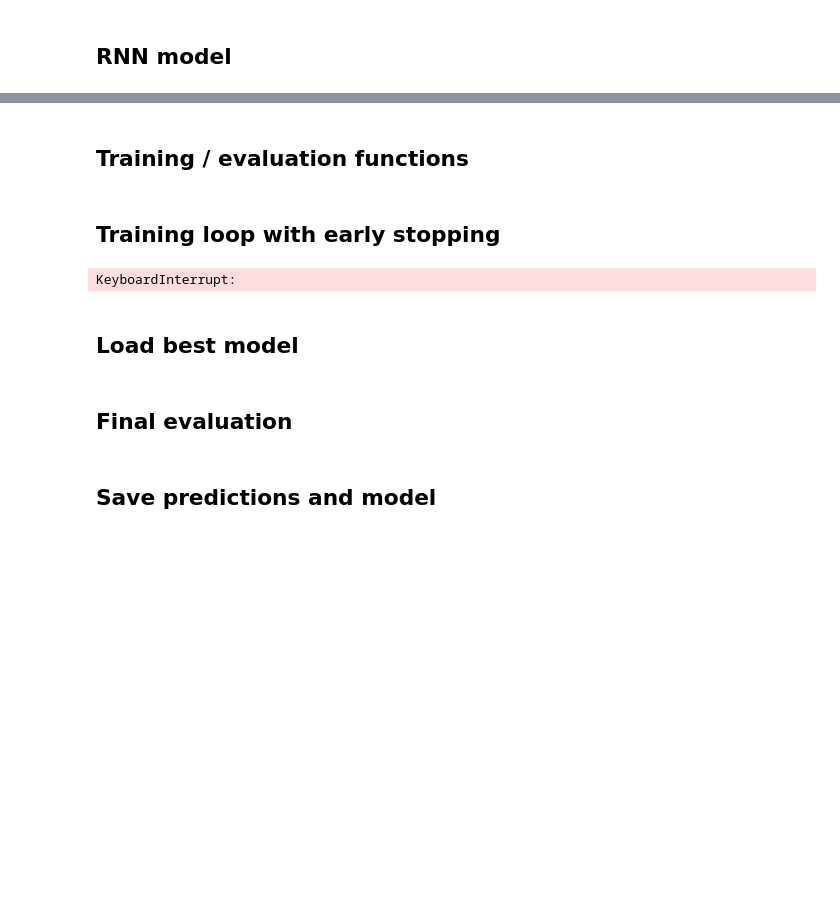
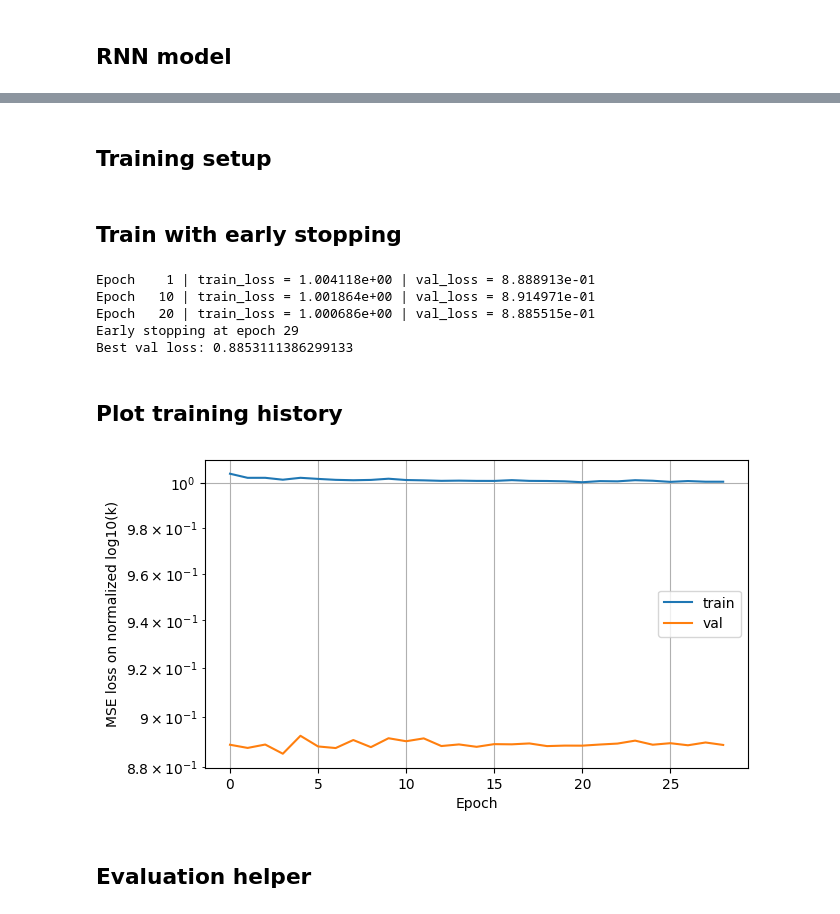
Before and after one commit to KLohithSaradhi/InverseModelling_NOxCatalyticConverter, a Jupyter notebook: _RNN/main.ipynb, the cells around one changed output, grey strips where cells are left out. Drawn from its saved outputs; the diff is of its cells as text; code cells hidden in the pictures; blank space fills up the shorter version.

```diff
--- a/_RNN/main.ipynb
+++ b/_RNN/main.ipynb
@@ -201,3 +261,3 @@ optimizer = torch.optim.Adam(model.parameters(), lr=LR, weight_decay=WEIGHT_DECA
 # %% [markdown]
-## Training / evaluation functions
+## Training setup
 # %%
@@ -267,43 +307,59 @@ def compute_metrics(pred_scaled, true_scaled, name="set"):
 # %% [markdown]
-## Training loop with early stopping
+## Train with early stopping
 # %%
-best_state = None
-best_val_loss = float("inf")
-best_epoch = -1
-wait = 0
-
 history = {
     "train_loss": [],
     "val_loss": [],
 }
 
+best_val_loss = np.inf
+best_state = None
+bad_epochs = 0
+
 for epoch in range(1, EPOCHS + 1):
-    train_loss, _, _ = run_one_epoch(model, train_loader, optimizer)
-    val_loss, _, _   = run_one_epoch(model, val_loader, optimizer=None)
+    train_loss = run_one_epoch(model, train_loader, train=True)
+    val_loss = run_one_epoch(model, val_loader, train=False)
 
     history["train_loss"].append(train_loss)
     history["val_loss"].append(val_loss)
 
     if val_loss < best_val_loss:
         best_val_loss = val_loss
-        best_epoch = epoch
-        wait = 0
-        best_state = copy.deepcopy(model.state_dict())
+        best_state = {k: v.detach().cpu().clone() for k, v in model.state_dict().items()}
+        bad_epochs = 0
     else:
-        wait += 1
+        bad_epochs += 1
 
     if epoch == 1 or epoch % 10 == 0:
-        print(f"Epoch {epoch:3d} | train_loss = {train_loss:.6f} | val_loss = {val_loss:.6f}")
+        print(
+            f"Epoch {epoch:4d} | "
+            f"train_loss = {train_loss:.6e} | "
+            f"val_loss = {val_loss:.6e}"
+        )
 
-    if wait >= PATIENCE:
+    if bad_epochs >= PATIENCE:
         print(f"Early stopping at epoch {epoch}")
-        print(f"Best epoch = {best_epoch}, best val loss = {best_val_loss:.6f}")
         break
+
+model.load_state_dict(best_state)
+print("Best val loss:", best_val_loss)
 # %% [output]
-KeyboardInterrupt:
+Epoch    1 | train_loss = 1.004118e+00 | val_loss = 8.888913e-01
+Epoch   10 | train_loss = 1.001864e+00 | val_loss = 8.914971e-01
+Epoch   20 | train_loss = 1.000686e+00 | val_loss = 8.885515e-01
+Early stopping at epoch 29
+Best val loss: 0.8853111386299133
 # %% [markdown]
-## Load best model
+## Plot training history
 # %%
-model.load_state_dict(best_state)
+plt.figure(figsize=(7, 4))
+plt.plot(history["train_loss"], label="train")
+plt.plot(history["val_loss"], label="val")
+plt.xlabel("Epoch")
+plt.ylabel("MSE loss on normalized log10(k)")
+plt.yscale("log")
+plt.grid(True)
+plt.legend()
+plt.show()
+# %% [output]
+[figure, added]
-# %% [markdown]
-## Final evaluation
@@ -324,2 +365,0 @@ test_metrics  = compute_metrics(test_pred_s, test_true_s, name="test")
-# %% [markdown]
-## Save predictions and model
@@ -336,0 +366,2 @@ print("  test_pred_ks.npy")
+# %% [markdown]
+## Evaluation helper
```
Also changed, not shown: parts of 34 cells of this notebook, 2 other files.
